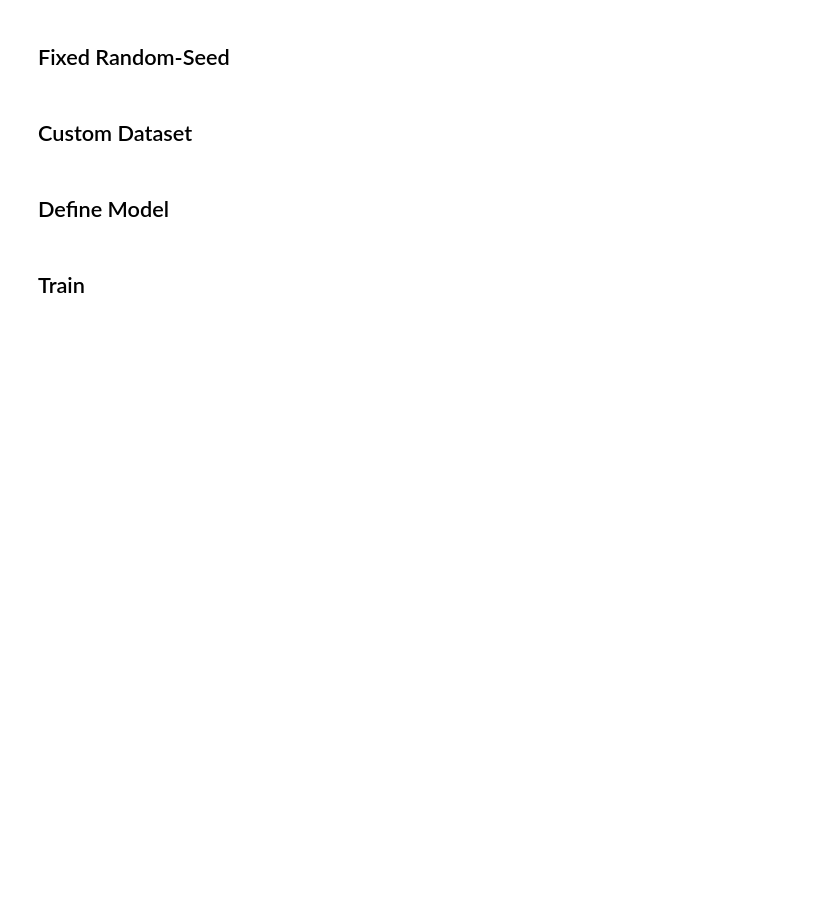
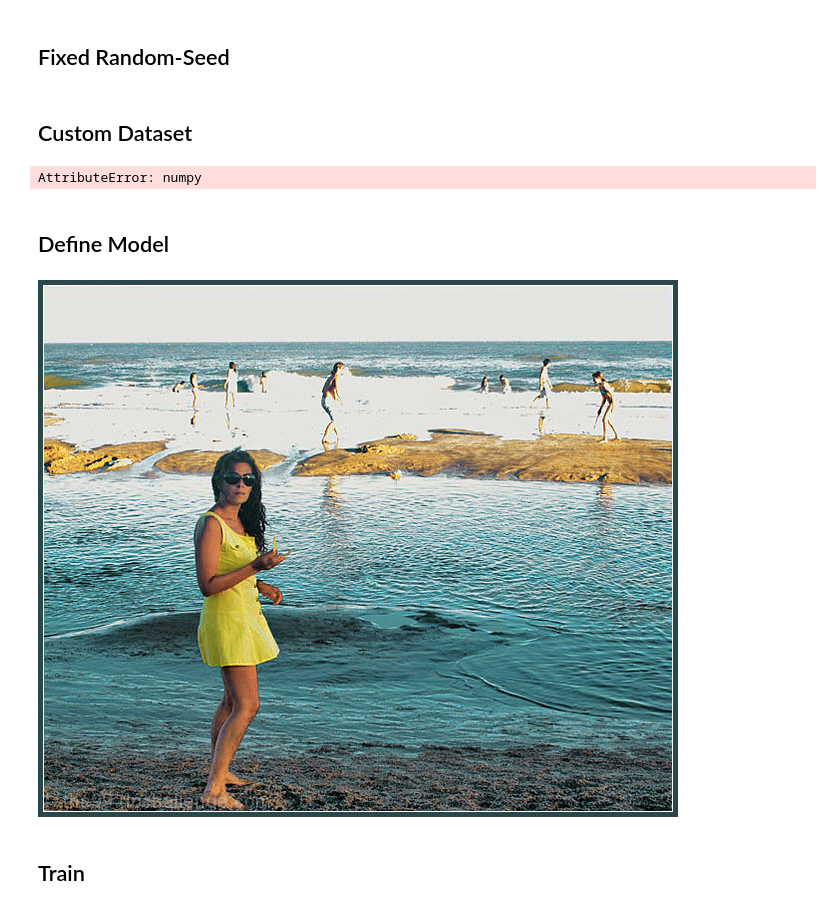
Before and after one commit to magnet9805/Samsung-AI-Challenge-IQA, a Jupyter notebook: main.ipynb, the cells around one changed output. Saved outputs shown, nothing was run; the diff lists cells and outputs as text; code cells hidden in the pictures; blank space fills up the shorter version.

```diff
--- a/main.ipynb
+++ b/main.ipynb
@@ -47,2 +47,6 @@ import dataset as d
+# %%
+img = Image.open("data/open/train/00alrvto9c.jpg").convert('RGB').numpy()
+# %% [output]
+AttributeError: numpy
 # %% [markdown]
 ## Define Model
@@ -53,3 +53,7 @@ import encoder as encoder
+# %%
+img
+# %% [output]
+[figure, added]
 # %% [markdown]
 ## Train
 # %%
```
Also changed, not shown: parts of 2 cells of this notebook, 3 other files.
